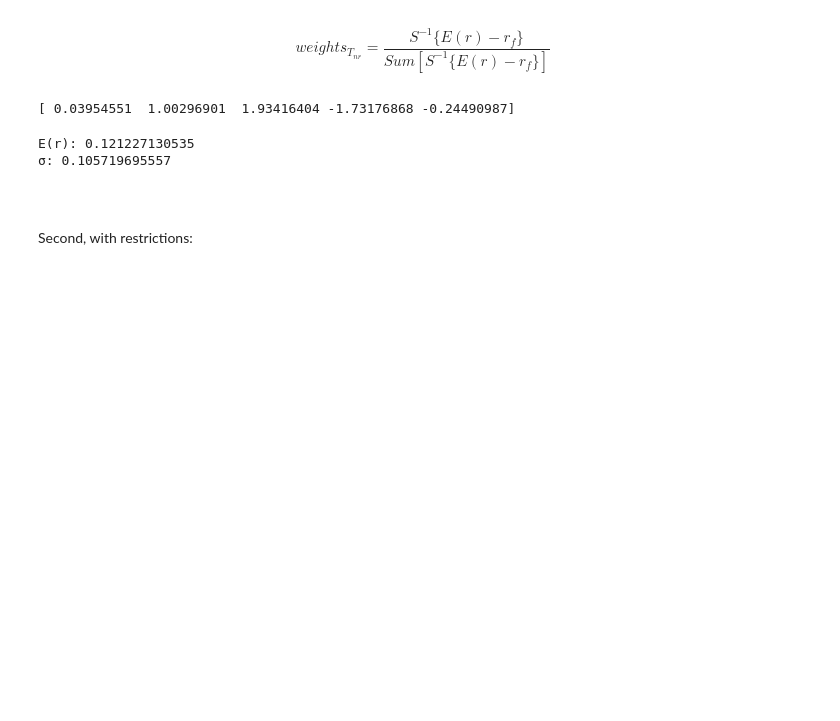
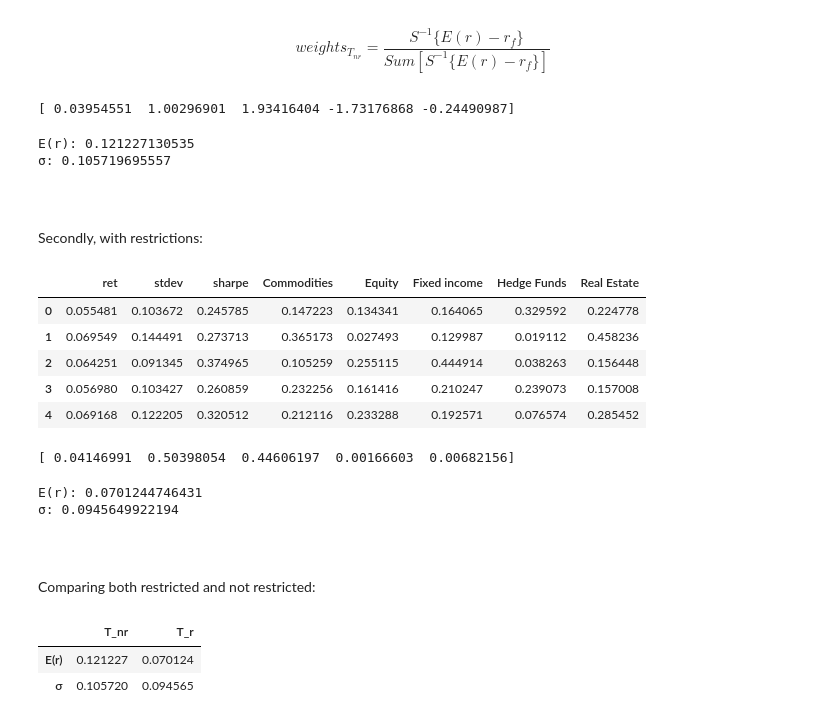
Before and after one commit to boturon/NovaSBE_Courses, a Jupyter notebook: finance/case_2/deliverable.ipynb, the cells around one changed output. Cells and saved outputs as stored; diff of their text form; code cells hidden in the pictures; blank space fills up the shorter version.

```diff
--- a/finance/case_2/deliverable.ipynb
+++ b/finance/case_2/deliverable.ipynb
@@ -145,33 +142,87 @@ E(r): 0.121227130535
 # %% [markdown]
 <br>
 # %% [markdown]
-Second, with restrictions:
+Secondly, with restrictions:
 # %%
 # Set Monte Carlo approach with 1M portfolios
-num_portfolios = 10000000
+num_portfolios = 100000
+
+# List of stocks in portfolio
+stocks = data.columns.tolist()
 
 # Set up table to hold results
-results = np.zeros((4+len(data)-1,num_portfolios))
+results = np.zeros((4+len(stocks)-1,num_portfolios))
 
 # Loop through all the portfolios
 for i in range(num_portfolios):
     #select random weights for portfolio holdings
-    weights = np.array(np.random.uniform(-2,2,5))
+    weights = np.array(np.random.random(5))
 
     #rebalance weights to sum to 1
     weights /= np.sum(weights)
 
     #calculate portfolio return and volatility
     portfolio_return = np.sum(sample_indicators['mean'] * weights)
-    portfolio_std_dev = np.sqrt(np.dot(weights.T,np.dot(cov_matrix, weights)))
+    portfolio_std_dev = np.sqrt(np.dot(weights.T,np.dot(S, weights)))
 
     #store results in results array
     results[0,i] = portfolio_return
     results[1,i] = portfolio_std_dev
 
     #store Sharpe Ratio
     results[2,i] = (results[0,i]-r_f) / results[1,i]
 
     #iterate through the weight vector and add data to results array
     for j in range(len(weights)):
         results[j+3,i] = weights[j]
+
+# Convert the table
+results_table_r = pd.DataFrame(results.T,columns=['ret','stdev','sharpe',stocks[0],stocks[1],stocks[2],stocks[3],stocks[4]])
+results_table_r.head()
+# %% [output]
+|  | ret | stdev | sharpe | Commodities | Equity | Fixed income | Hedge Funds | Real Estate |
+| 0 | 0.055481 | 0.103672 | 0.245785 | 0.147223 | 0.134341 | 0.164065 | 0.329592 | 0.224778 |
+| 1 | 0.069549 | 0.144491 | 0.273713 | 0.365173 | 0.027493 | 0.129987 | 0.019112 | 0.458236 |
+| 2 | 0.064251 | 0.091345 | 0.374965 | 0.105259 | 0.255115 | 0.444914 | 0.038263 | 0.156448 |
+| 3 | 0.056980 | 0.103427 | 0.260859 | 0.232256 | 0.161416 | 0.210247 | 0.239073 | 0.157008 |
+| 4 | 0.069168 | 0.122205 | 0.320512 | 0.212116 | 0.233288 | 0.192571 | 0.076574 | 0.285452 |
+# %%
+# Locate position of portfolio with highest Sharpe Ratio
+max_sharpe_r = results_table_r.iloc[results_table_r['sharpe'].idxmax()]
+
+# Locate positon of portfolio with minimum standard deviation
+min_vol_r = results_table_r.iloc[results_table_r['stdev'].idxmin()]
+
+# Get weights of tangent portfolio with no restrictions:
+w_T_r = np.transpose(max_sharpe_r[3:].tolist())
+
+# Display weights
+print(w_T_r)
+# %% [output]
+[ 0.04146991  0.50398054  0.44606197  0.00166603  0.00682156]
+# %%
+# Get expected return of the tangency portfolio
+E_r_T_r = np.dot(w_T_r, sample_indicators['mean'])
+
+# Get standard deviation of the tangency portfolio
+std_T_r = np.sqrt(np.dot(np.transpose(w_T_r), np.dot(S, w_T_r)))
+
+# Print E(r) and std
+print('E(r):', E_r_T_r)
+print('σ:', std_T_r)
+# %% [output]
+E(r): 0.0701244746431
+σ: 0.0945649922194
+# %% [markdown]
+<br>
+# %% [markdown]
+Comparing both restricted and not restricted:
+# %%
+# Create table to show results
+question_2 = pd.DataFrame({'T_nr': [E_r_T_nr, std_T_nr],
+                           'T_r': [E_r_T_r, std_T_r]}, index=['E(r)', 'σ'])
+question_2
+# %% [output]
+|  | T_nr | T_r |
+| E(r) | 0.121227 | 0.070124 |
+| σ | 0.105720 | 0.094565 |
```
Also changed, not shown: parts of 37 cells of this notebook.
